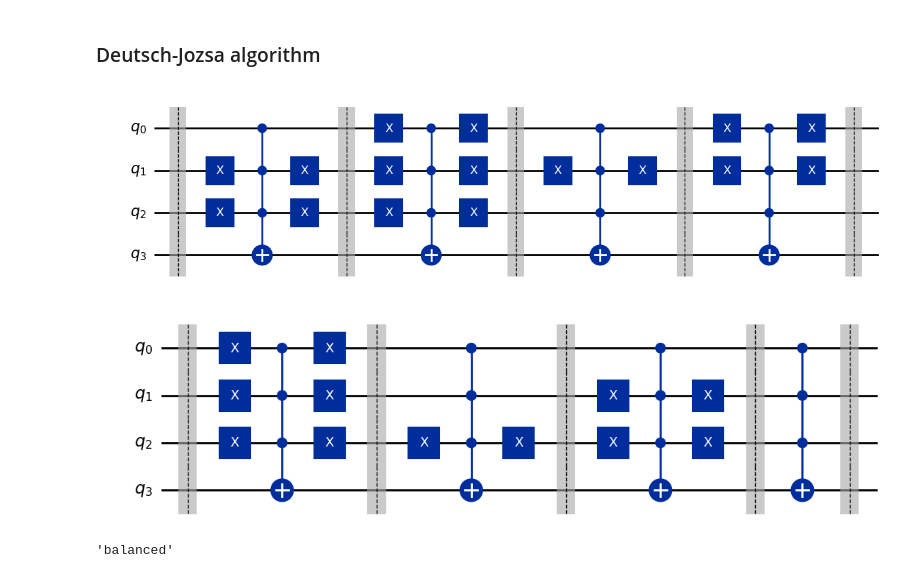
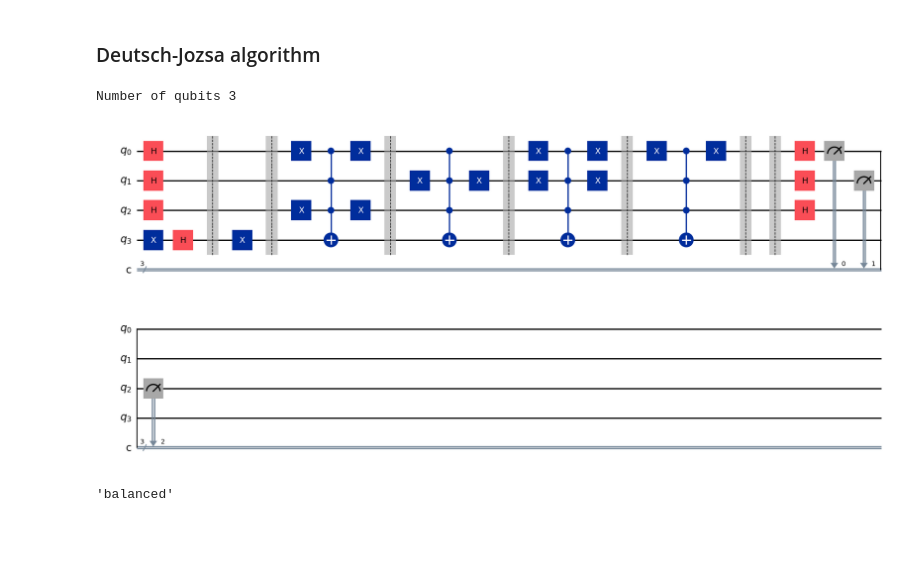
Before and after one commit to EvaaVos/Quantum_Computing_Course, a Jupyter notebook: Qiskit/Unit2_FundamentalsofQuantumAlgorithms.ipynb, the cells around one changed output. Saved outputs shown, nothing was run; the diff lists cells and outputs as text; code cells hidden in the pictures; blank space fills up the shorter version.

```diff
--- a/Qiskit/Unit2_FundamentalsofQuantumAlgorithms.ipynb
+++ b/Qiskit/Unit2_FundamentalsofQuantumAlgorithms.ipynb
@@ -134,7 +203,7 @@ Function 4 is
 # %%
 ## Generating circuit implementing for a query gate for a random function satisfying the promise for the Deutsch-Jozsa problem.
 
-def DJ_query(num_qubits):
+def DJ_function_oracle(num_qubits):
   circuit=QuantumCircuit(num_qubits + 1)
 
 ## np.random.randint(0,2) genera un número aleatorio entero entre 0 (incluido) y 2 (excluido), es decir, solo puede devolver 0 o 1.
@@ -161,9 +230,7 @@ def DJ_query(num_qubits):
   circuit.barrier()
   return circuit
 
-display(DJ_query(3).draw(output="mpl"))
+#display(DJ_function_oracle(3).draw(output="mpl"))
-# %% [output]
-[figure, removed]
 # %%
 ## Generating the DJ circuit
 
@@ -171,10 +238,15 @@ def DJ_circuit(function: QuantumCircuit):
     # Compiles a circuit for use in the Deutsch-Jozsa algorithm.
 
     n = function.num_qubits - 1
+    print ('Number of qubits', n)
     qc = QuantumCircuit(n + 1, n)
     qc.x(n)
     qc.h(range(n + 1))
-    qc.compose(function, inplace=True)
+    qc.barrier()
+
+    qc.compose(function, inplace=True)  # Adding the oracle function
+
+    qc.barrier()
     qc.h(range(n))
     qc.measure(range(n), range(n))
     return qc
@@ -185,16 +257,20 @@ def dj_algorithm(function: QuantumCircuit):
     # Determine if a function is constant or balanced.
 
     qc = DJ_circuit(function)
+    display(qc.draw(output="mpl"))
 
     result = AerSimulator().run(qc, shots=1, memory=True).result()
     measurements = result.get_memory()
     if "1" in measurements[0]:
         return "balanced"
     return "constant"
-# %%
-f = DJ_query(3)
-display(f.draw("mpl"))
-display(dj_algorithm(f))
-# %% [output]
-[figure, removed]
-'balanced'
+# %%
+## Plot the oracle function
+#display(DJ_function_oracle(3).draw(output="mpl"))
+
+## Plot the total circiut: DJ + oracle
+display(dj_algorithm(DJ_function_oracle(3)))
+# %% [output]
+Number of qubits 3
+[figure, added]
+'balanced'
```
Also changed, not shown: parts of 13 cells of this notebook.
